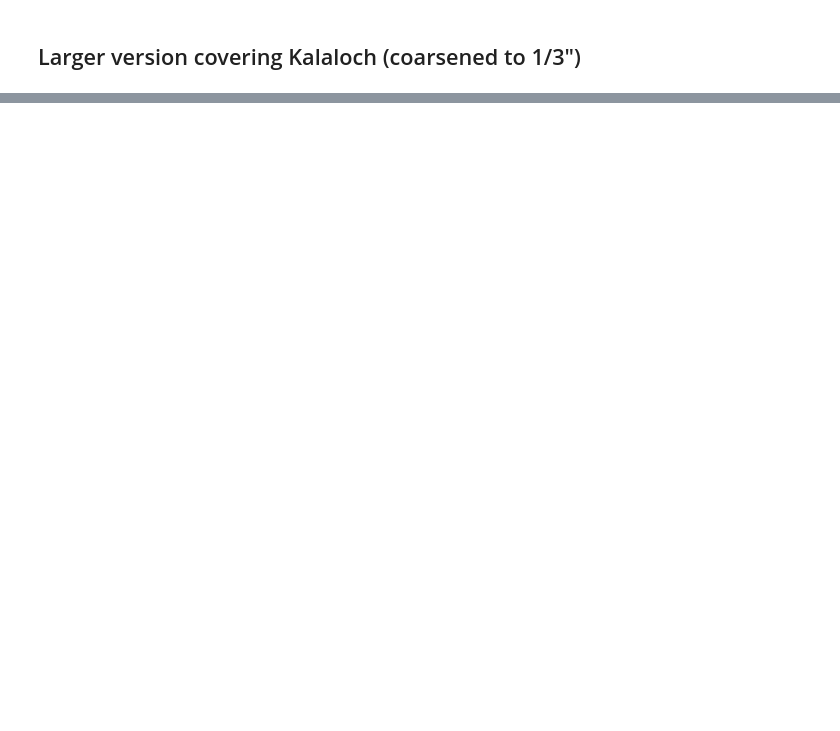
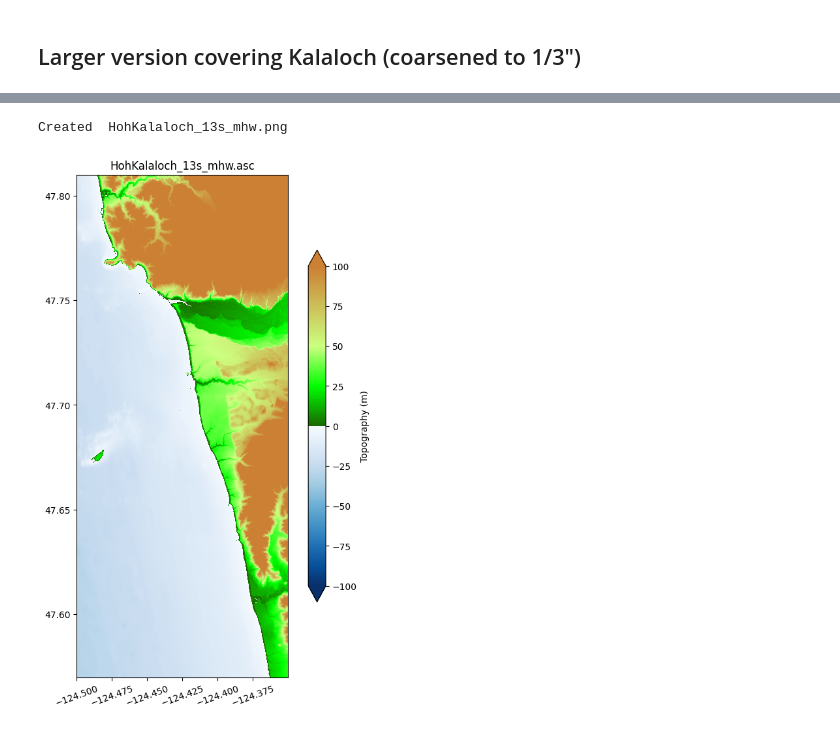
Before and after one commit to rjleveque/CHTuser, a Jupyter notebook: topo/HohRiverTiles.ipynb, the cells around one changed output, grey strips where cells are left out. Saved outputs shown, nothing was run; the diff lists cells and outputs as text; code cells hidden in the pictures; blank space fills up the shorter version.

```diff
--- a/topo/HohRiverTiles.ipynb
+++ b/topo/HohRiverTiles.ipynb
@@ -208,6 +321,10 @@ ls -lh HohKalaloch*
 # %%
-topo_HohKalaloch.plot(limits=(-100,100), cb_kwargs={'extend':'both','shrink':0.5})
+fig,ax = subplots(figsize=(8,10))
+topo_HohKalaloch.plot(axes=ax,limits=(-100,100), cb_kwargs={'extend':'both','shrink':0.7})
 title(f'{fname}');
 fname_png = fname.replace('asc','png')
 savefig(fname_png)
 print('Created ',fname_png)
+# %% [output]
+Created  HohKalaloch_13s_mhw.png
+[figure, added]
```
Also changed, not shown: parts of 29 cells of this notebook.
